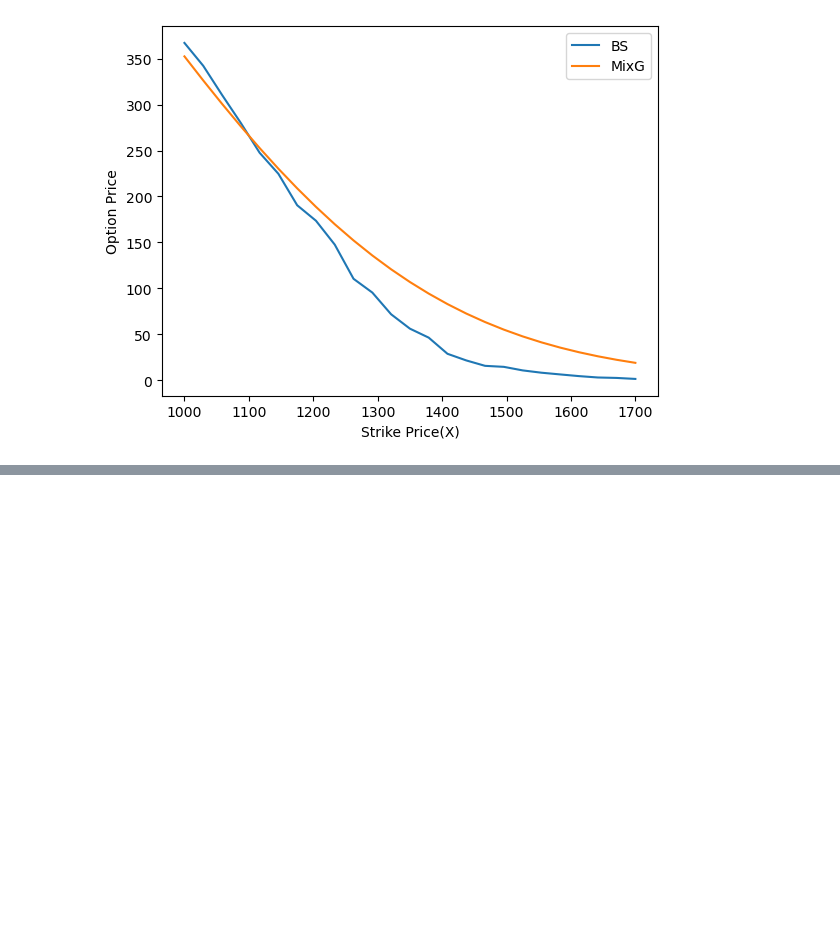
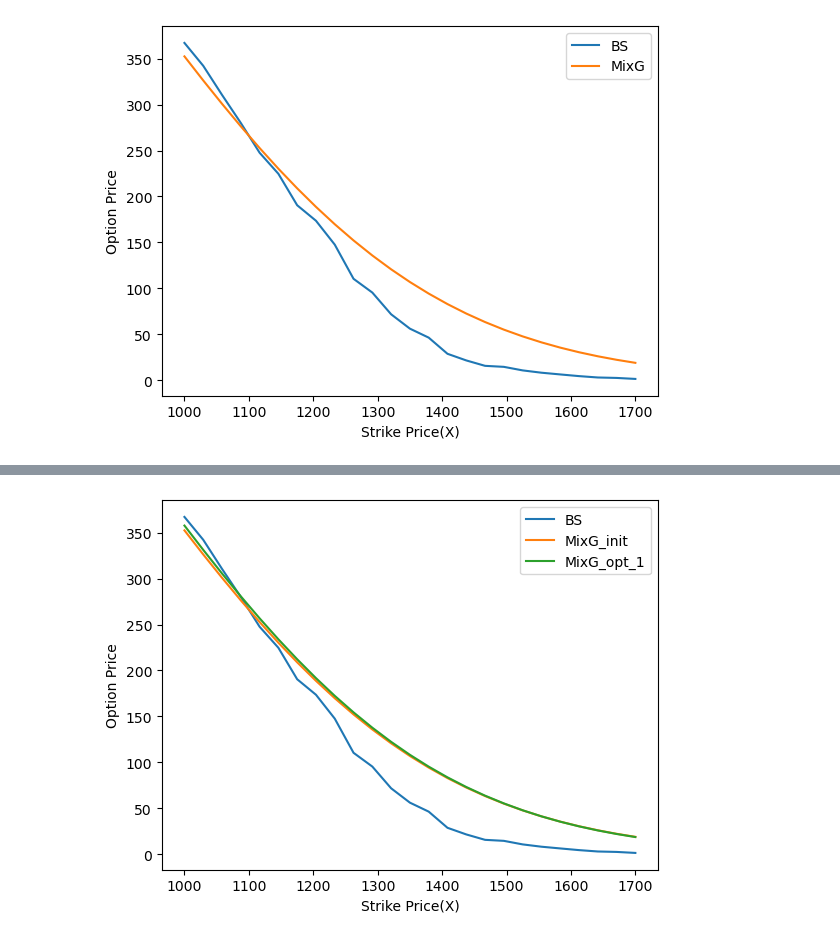
Before and after one commit to Phoenizard/BS_Opt, a Jupyter notebook: Simulate4.2.ipynb, the cells around one changed output, grey strips where cells are left out. Saved outputs shown, nothing was run; the diff lists cells and outputs as text; code cells hidden in the pictures; blank space fills up the shorter version.

```diff
--- a/Simulate4.2.ipynb
+++ b/Simulate4.2.ipynb
@@ -46,3 +50,15 @@ plt.legend()
 plt.show()
 # %% [output]
 [figure]
+# %%
+# 计算Expection价值
+def Expection(mu, pi):
+    return np.dot(np.exp(mu), pi) * np.exp(sigma_0 ** 2 / 2)
+
+# 计算看涨期权下未来价值
+def FutureValue(r, d, tau, X):
+    return (np.exp((r - d) * tau) * X).mean()
+
+FV = FutureValue(r, d, tau, X)
+print("Expection: ", Expection(mu, pi))
+print("Future Value: ", FV)
@@ -48,0 +119,20 @@ plt.show()
+# %%
+C_pred_opt_1 = C_MixG(X, r, tau, sigma_0, mu, pi_optimized)
+print("Loss: ", loss(C_pred, C_obs))
+print("Loss: ", loss(C_pred_opt_1, C_obs))
+
+print("Expection: ", Expection(mu, pi_optimized))
+print("Future Value: ", FV)
+
+# Expection:  1346.0498046161208
+# Future Value:  1352.2210030640301
+
+# 绘制图像BS和混合模型的对比
+plt.plot(X, C_obs, label='BS')
+plt.plot(X, C_pred, label='MixG_init')
+plt.plot(X, C_pred_opt_1, label='MixG_opt_1')
+plt.xlabel('Strike Price(X)')
+plt.ylabel('Option Price')
+plt.legend()
+plt.show()
+# %% [output]
@@ -48,0 +143 @@ plt.show()
+[figure, added]
```
Also changed, not shown: parts of 5 cells of this notebook.
